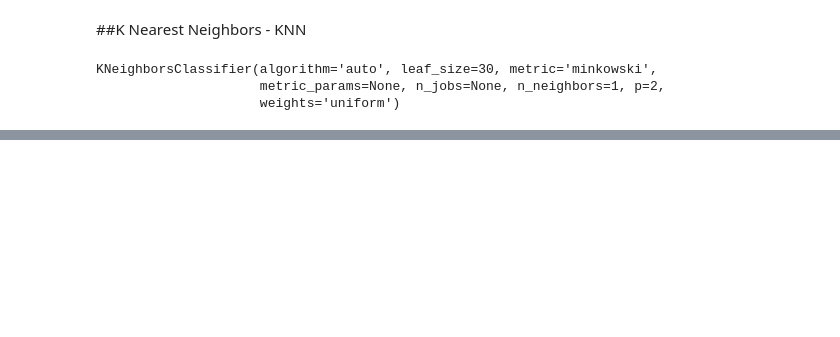
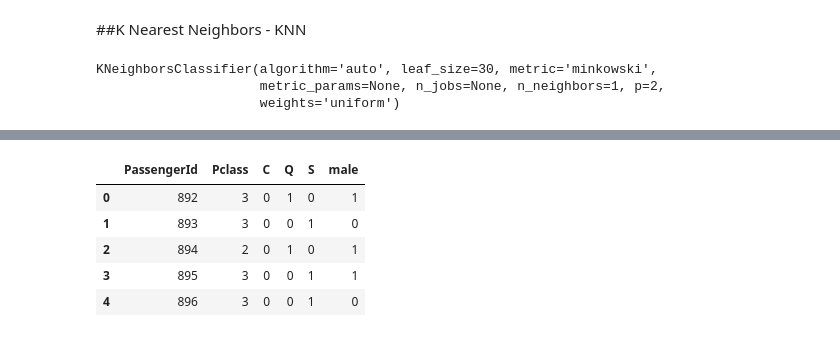
Before and after one commit to joaojulio/Kaggle-Projects, a Jupyter notebook: TitanicKaggle.ipynb, the cells around one changed output, grey strips where cells are left out. Saved outputs shown, nothing was run; the diff lists cells and outputs as text; code cells hidden in the pictures; blank space fills up the shorter version.

```diff
--- a/TitanicKaggle.ipynb
+++ b/TitanicKaggle.ipynb
@@ -596,0 +736,9 @@ weighted avg       0.78      0.79      0.78       261
+# %%
+testframe.head()
+# %% [output]
+|  | PassengerId | Pclass | C | Q | S | male |
+| 0 | 892 | 3 | 0 | 1 | 0 | 1 |
+| 1 | 893 | 3 | 0 | 0 | 1 | 0 |
+| 2 | 894 | 2 | 0 | 1 | 0 | 1 |
+| 3 | 895 | 3 | 0 | 0 | 1 | 1 |
+| 4 | 896 | 3 | 0 | 0 | 1 | 0 |
```
Also changed, not shown: parts of 38 cells of this notebook.
